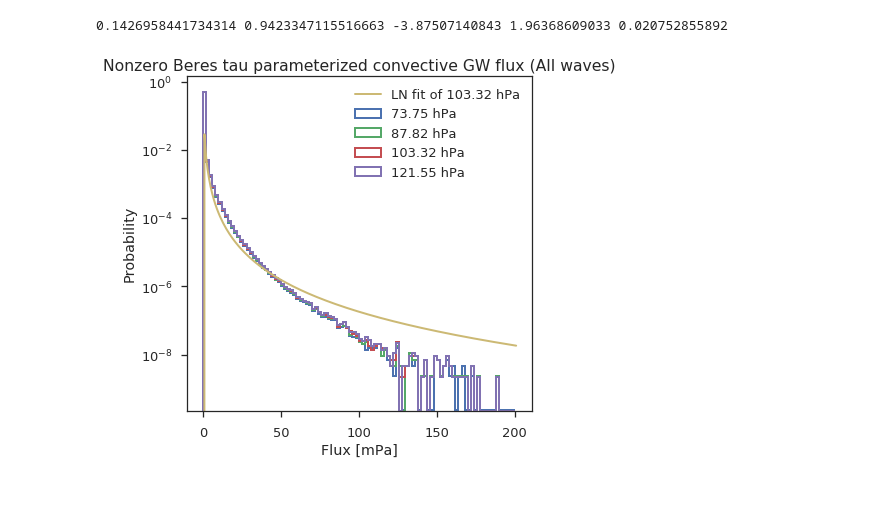
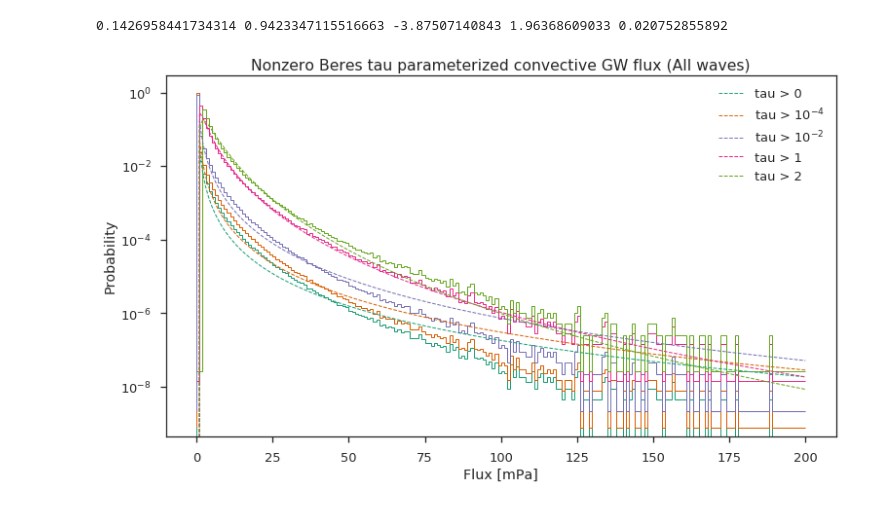
Before and after one commit to dcamron/ncar-gwdst, a Jupyter notebook: notebooks/waves.ipynb, the cells around one changed output. Drawn from its saved outputs; the diff is of its cells as text; code cells hidden in the pictures.

Commit message:
Added comparison lognormal PDF plot of certain tau > x criteria.

```diff
--- a/notebooks/waves.ipynb
+++ b/notebooks/waves.ipynb
@@ -60,35 +60,15 @@ Data variables:
 # %% [markdown]
 I need to also check a lognormal plot of the same mean and standard deviation as my data. Included!
 # %%
-m = tau['0'].sel(lev=100, method='nearest').where(tau['0'].sel(lev=100, method='nearest') > 0).mean(skipna=True).values
-v = tau['0'].sel(lev=100, method='nearest').where(tau['0'].sel(lev=100, method='nearest') > 0).var(skipna=True).values
+tau100 = tau['0'].sel(lev=100, method='nearest')
+m = tau100.where(tau100 > 0).mean(skipna=True).values
+v = tau100.where(tau100 > 0).var(skipna=True).values
 mu = xu.log(m / xu.sqrt(1 + v/m**2))
 s = xu.sqrt(xu.log(1 + v/m**2))
 scale = xu.exp(mu)
 
-x = np.arange(0, 201, 2)
+x = np.arange(0, 201, 1)
 
 print(m, v, mu, s, scale)
 # %% [output]
 0.1426958441734314 0.9423347115516663 -3.87507140843 1.96368609033 0.020752855892
-# %%
-f, ax = plt.subplots(figsize=(7, 6))
-
-for l in tau.lev:
-#l = tau.lev.sel(lev=100, method='nearest')
-    (tau['0'].sel(lev=l).where(tau['0'].sel(lev=l) > 0)
-     .plot.hist(ax=ax, bins=np.arange(0, 201, 2), density=True, log=True,
-                histtype='step', linewidth=2, label=('%.2f hPa' % l.values)))
-
-ax.plot(x, lognorm.pdf(x, s, scale=scale), linewidth=2, label=('LN fit of %.2f hPa' % tau.lev.sel(lev=100, method='nearest').values))
-
-ax.legend(loc='upper right')
-ax.set_xlabel('Flux [mPa]')
-ax.set_ylabel('Probability')
-ax.set_title('Nonzero Beres tau parameterized convective GW flux (All waves)')
-
-plt.tight_layout()
-
-f.savefig('../figures/waves/dist_flux.png')
-# %% [output]
-[figure, removed]
@@ -94,0 +99,44 @@ f.savefig('../figures/waves/dist_flux.png')
+# %%
+colors = sns.color_palette('Dark2', 5)
+colors = colors.as_hex()
+# %%
+f, ax = plt.subplots(figsize=(11, 6.5))
+
+#for l in tau.lev:
+l = tau.lev.sel(lev=100, method='nearest')
+(tau['0'].sel(lev=l).where(tau['0'].sel(lev=l) > 0)
+ .plot.hist(ax=ax, bins=x, density=True, log=True, histtype='step',
+                linewidth=1, color=colors[0]))#, label=('%.2f hPa' % l.values)))
+
+(tau['0'].sel(lev=l).where(tau['0'].sel(lev=l) > 10**-4)
+ .plot.hist(ax=ax, bins=x, density=True, log=True, histtype='step',
+                linewidth=1, color=colors[1]))#, label=('%.2f hPa' % l.values)))
+
+(tau['0'].sel(lev=l).where(tau['0'].sel(lev=l) > 10**-2)
+ .plot.hist(ax=ax, bins=x, density=True, log=True, histtype='step',
+                linewidth=1, color=colors[2]))#, label=('%.2f hPa' % l.values)))
+
+(tau['0'].sel(lev=l).where(tau['0'].sel(lev=l) > 1)
+ .plot.hist(ax=ax, bins=x, density=True, log=True, histtype='step',
+                linewidth=1, color=colors[3]))#, label=('%.2f hPa' % l.values)))
+
+(tau['0'].sel(lev=l).where(tau['0'].sel(lev=l) > 2)
+ .plot.hist(ax=ax, bins=x, density=True, log=True, histtype='step',
+                linewidth=1, color=colors[4]))#, label=('%.2f hPa' % l.values)))
+
+ax.plot(x, lognorm.pdf(x, s, scale=scale), linewidth=1, c=colors[0], ls='dashed', label=('tau > 0'))
+ax.plot(x, lognorm.pdf(x, s2, scale=scale2), linewidth=1, c=colors[1], ls='dashed', label=(r'tau > $10^{-4}$'))
+ax.plot(x, lognorm.pdf(x, s3, scale=scale3), linewidth=1, c=colors[2], ls='dashed', label=(r'tau > $10^{-2}$'))
+ax.plot(x, lognorm.pdf(x, s4, scale=scale4), linewidth=1, c=colors[3], ls='dashed', label=(r'tau > 1'))
+ax.plot(x, lognorm.pdf(x, s5, scale=scale5), linewidth=1, c=colors[4], ls='dashed', label=(r'tau > 2'))
+
+ax.legend(loc='upper right')
+ax.set_xlabel('Flux [mPa]')
+ax.set_ylabel('Probability')
+ax.set_title('Nonzero Beres tau parameterized convective GW flux (All waves)')
+
+plt.tight_layout()
+
+f.savefig('../figures/waves/dist_flux_LN.png')
+# %% [output]
+[figure, added]
```
Also changed, not shown: parts of 1 cell of this notebook, 2 other files.
